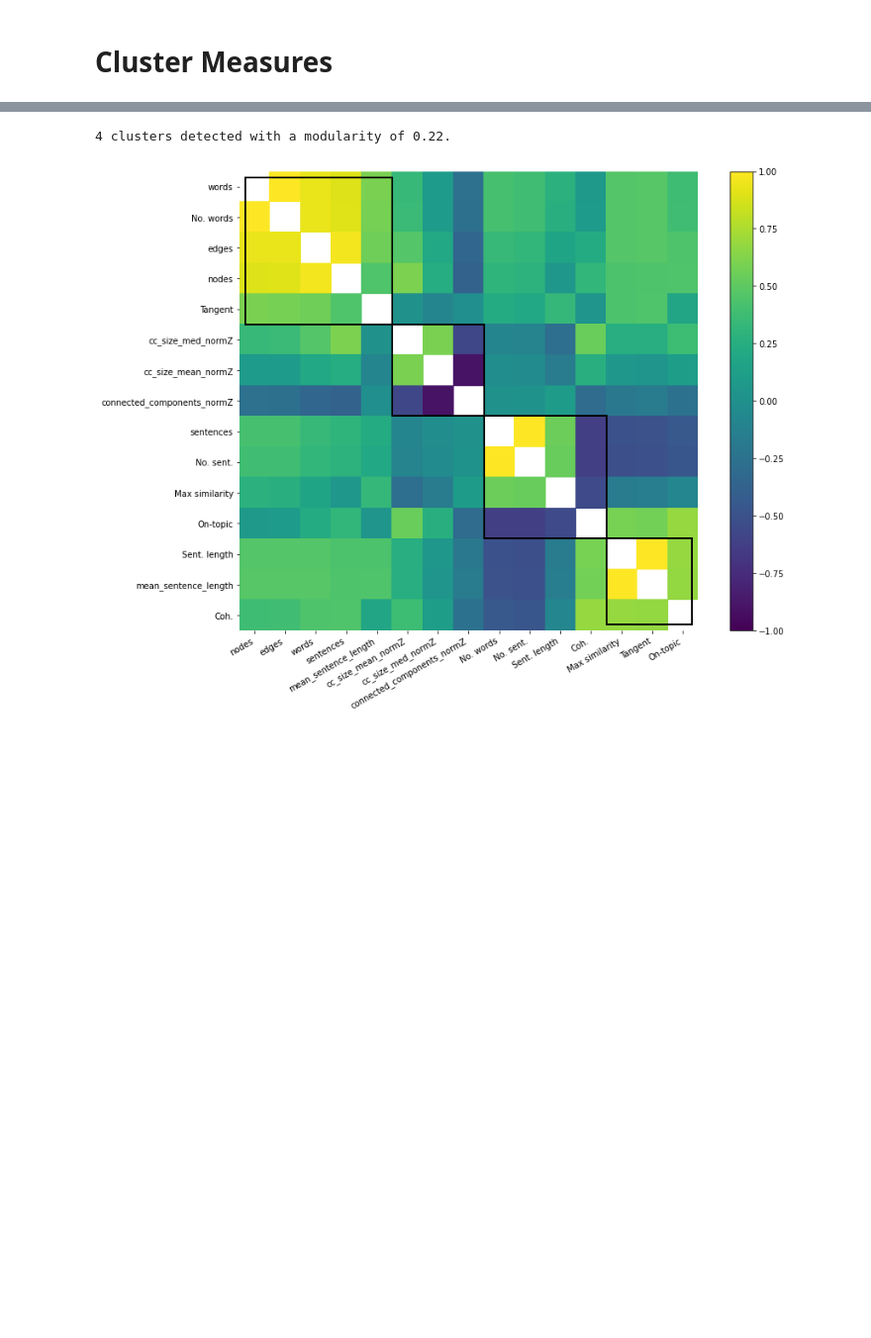
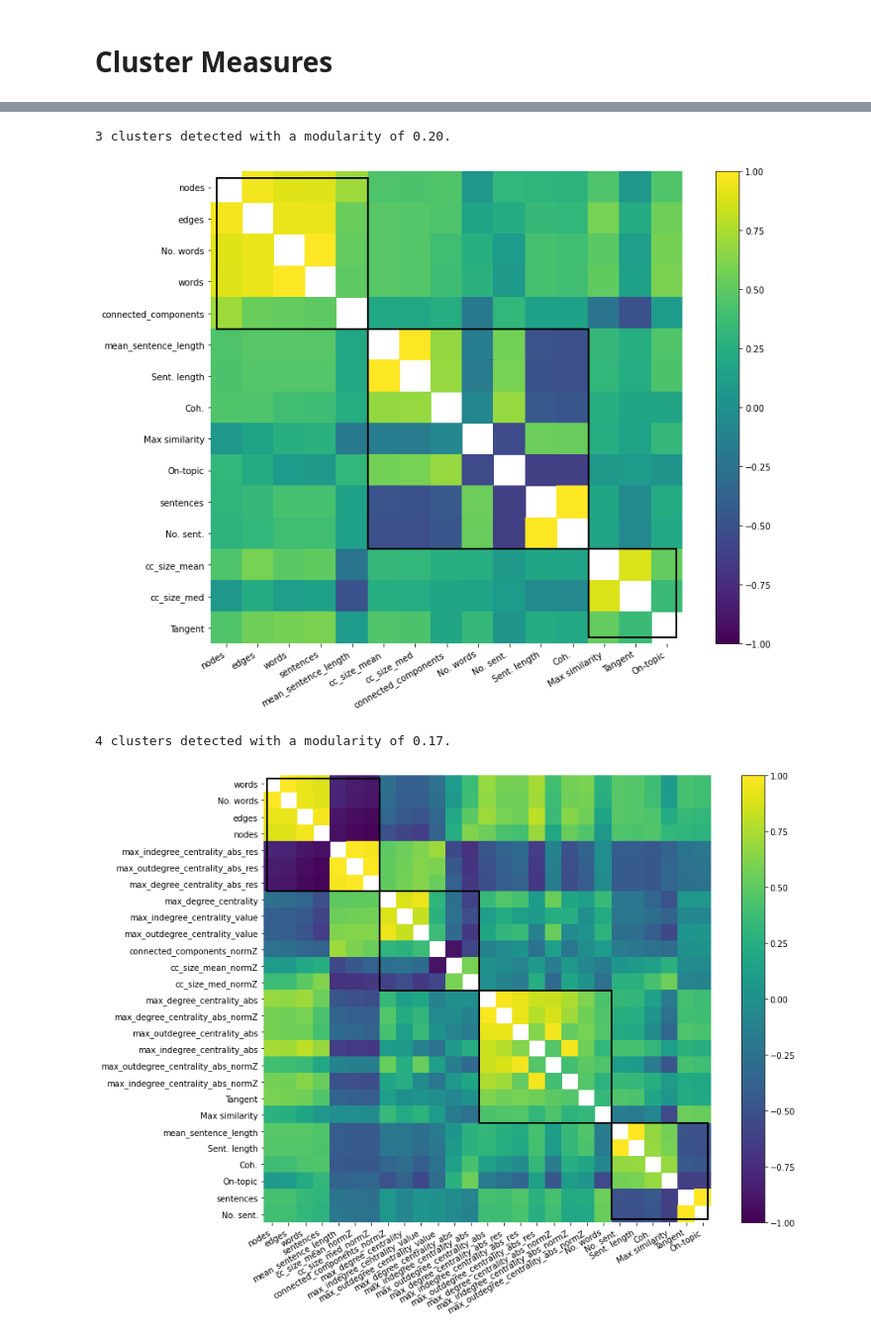
Before and after one commit to alan-turing-institute/netts, a Jupyter notebook: oasis_results_updated.ipynb, the cells around one changed output, grey strips where cells are left out. Shown at 99% size. Saved outputs shown, nothing was run; the diff lists cells and outputs as text; code cells hidden in the pictures; blank space fills up the shorter version.

```diff
--- a/oasis_results_updated.ipynb
+++ b/oasis_results_updated.ipynb
@@ -380,7 +538,7 @@ plt.show()
 # %%
 
 selected_columns = ['nodes', 'edges', 'words', 'sentences', 'mean_sentence_length',
-                    'cc_size_mean_normZ', 'cc_size_med_normZ', 'connected_components_normZ',
+                    'cc_size_mean', 'cc_size_med', 'connected_components',
                     'No. words', 'No. sent.', 'Sent. length',
                     'Coh.', 'Max similarity', 'Tangent', 'On-topic']
 
@@ -406,9 +564,48 @@ ax.set_xticklabels(corrMatrix.columns, rotation=30, ha="right")
 
 # plt.xticks(rotation=90)
 output = op.join(
-    output_figures, 'Clustered_oasis_ccnorm')
+    output_figures, 'Clustered_oasis_cc')
 plt.savefig(output)
 plt.show()
 # %% [output]
-4 clusters detected with a modularity of 0.22.
+3 clusters detected with a modularity of 0.20.
-[figure, old version]
+[figure, new version]
+# %%
+
+selected_columns = ['nodes', 'edges', 'words', 'sentences', 'mean_sentence_length',
+                    'cc_size_mean_normZ', 'cc_size_med_normZ', 'connected_components_normZ',
+                    'max_degree_centrality', 'max_indegree_centrality_value', 'max_outdegree_centrality_value',
+                    'max_degree_centrality_abs', 'max_indegree_centrality_abs', 'max_outdegree_centrality_abs',
+                    'max_degree_centrality_abs_res', 'max_indegree_centrality_abs_res', 'max_outdegree_centrality_abs_res',
+                    'max_degree_centrality_abs_normZ', 'max_indegree_centrality_abs_normZ', 'max_outdegree_centrality_abs_normZ',
+                    'No. words', 'No. sent.', 'Sent. length',
+                    'Coh.', 'Max similarity', 'Tangent', 'On-topic']
+
+
+oasis_selected = oasis[selected_columns]
+corrMatrix = oasis_selected.corr()
+
+
+# --------------------- Louvain Clustering ---------------------------------------
+
+corr = corrMatrix.copy().to_numpy()
+nonegative = corr
+# nonegative[nonegative < 0] = 0
+nonegative = abs(nonegative)
+
+ci, Q = bct.community_louvain(nonegative)
+num_ci = len(np.unique(ci))
+print('{} clusters detected with a modularity of {:.2f}.'.format(num_ci, Q))
+
+ax = plotting.plot_mod_heatmap(corr, ci, vmin=-1, vmax=1, cmap='viridis',
+                               xticklabels=corrMatrix.columns, yticklabels=corrMatrix.columns, figsize=(13.5, 10), xlabelrotation=90)
+ax.set_xticklabels(corrMatrix.columns, rotation=30, ha="right")
+
+# plt.xticks(rotation=90)
+output = op.join(
+    output_figures, 'Clustered_oasis_degcent')
+plt.savefig(output)
+plt.show()
+# %% [output]
+4 clusters detected with a modularity of 0.17.
+[figure, added]
```
Also changed, not shown: parts of 6 cells of this notebook, 5 other files.
